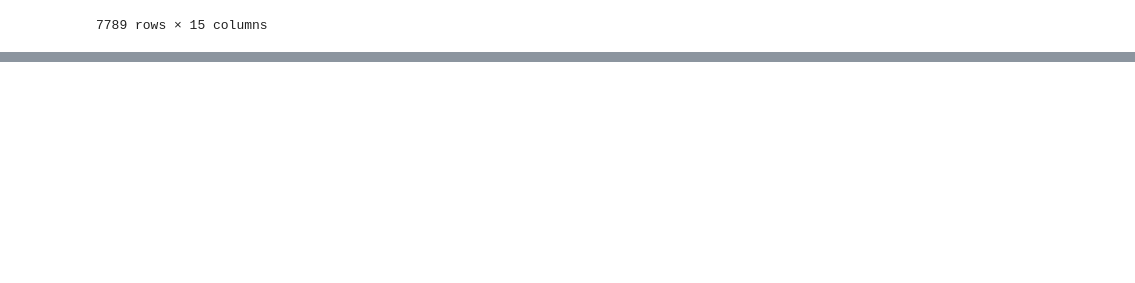
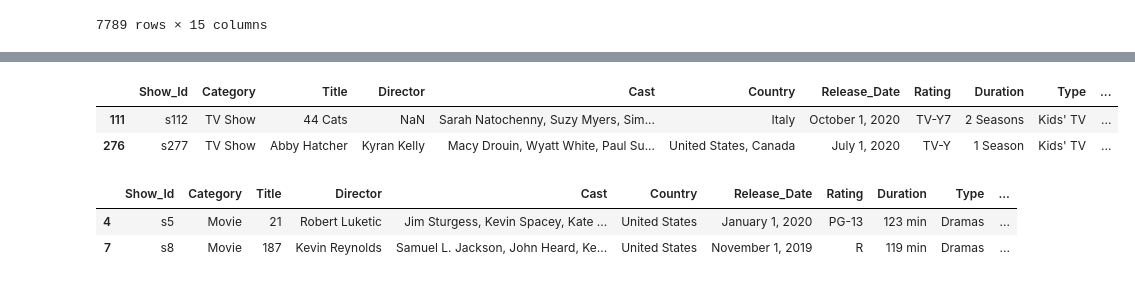
Before and after one commit to pernebay-arailym/Project_21_DataScience_Netflix, a Jupyter notebook: analysis.ipynb, the cells around one changed output, grey strips where cells are left out. Saved outputs shown, nothing was run; the diff lists cells and outputs as text; code cells hidden in the pictures; blank space fills up the shorter version.

```diff
--- a/analysis.ipynb
+++ b/analysis.ipynb
@@ -572,0 +582,12 @@ data.sort_values(by='Year', ascending = False)
+# %%
+data[(data['Category']=='TV Show') & (data['Type']=="Kids' TV")].head(2)
+# %% [output]
+|  | Show_Id | Category | Title | Director | Cast | Country | Release_Date | Rating | Duration | Type | ... |
+| 111 | s112 | TV Show | 44 Cats | NaN | Sarah Natochenny, Suzy Myers, Sim... | Italy | October 1, 2020 | TV-Y7 | 2 Seasons | Kids' TV | ... |
+| 276 | s277 | TV Show | Abby Hatcher | Kyran Kelly | Macy Drouin, Wyatt White, Paul Su... | United States, Canada | July 1, 2020 | TV-Y | 1 Season | Kids' TV | ... |
+# %%
+data[(data['Category']=='Movie') & (data['Type']=='Dramas') | (data['Category']=='TV Show') & (data['Type']=="Kids' TV")].head(2)
+# %% [output]
+|  | Show_Id | Category | Title | Director | Cast | Country | Release_Date | Rating | Duration | Type | ... |
+| 4 | s5 | Movie | 21 | Robert Luketic | Jim Sturgess, Kevin Spacey, Kate ... | United States | January 1, 2020 | PG-13 | 123 min | Dramas | ... |
+| 7 | s8 | Movie | 187 | Kevin Reynolds | Samuel L. Jackson, John Heard, Ke... | United States | November 1, 2019 | R | 119 min | Dramas | ... |
```
Also changed, not shown: parts of 3 cells of this notebook.
